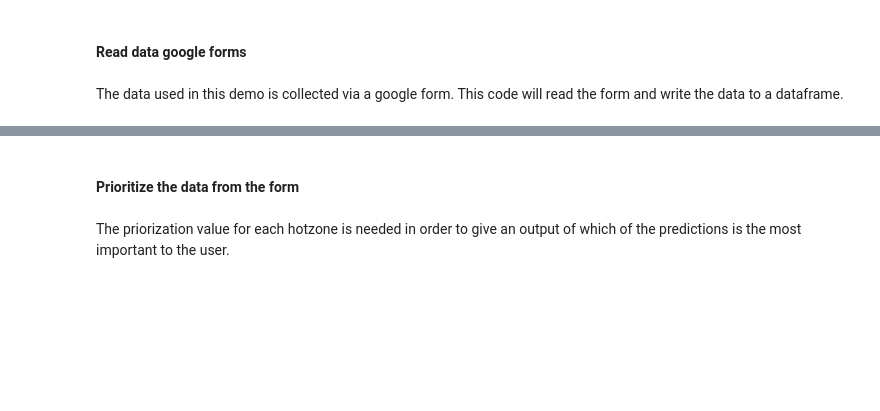
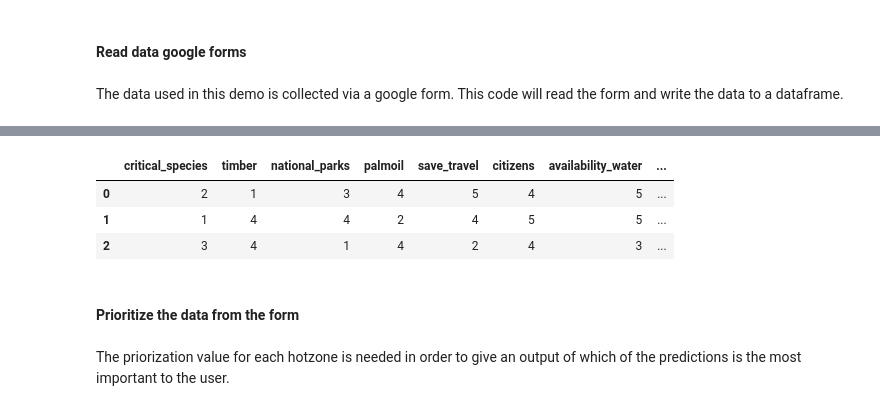
Before and after one commit to jasperarendsen/DEIA-I-JADS-Group-2, a Jupyter notebook: Deloitte DEIA case - Getting started.ipynb, the cells around one changed output, grey strips where cells are left out. Saved outputs shown, nothing was run; the diff lists cells and outputs as text; code cells hidden in the pictures; blank space fills up the shorter version.

```diff
--- a/Deloitte DEIA case - Getting started.ipynb
+++ b/Deloitte DEIA case - Getting started.ipynb
@@ -280,16 +280,3 @@ def get_feature_values_prediction(hotzone_nr):
 #### Read data google forms
 # %% [markdown]
 The data used in this demo is collected via a google form. This code will read the form and write the data to a dataframe.
-# %%
-def read_survey():
-    r = requests.get('https://docs.google.com/spreadsheet/ccc?key=1BJJ3YPbbMzmbtaBbtYoM0nhr1egHwrrhUvVzQYExyIY&output=csv')
-    data = r.content
-    df = pd.read_csv(BytesIO(data))
-    df.columns = ['timestamp', 'RoadsDistance', 'UrbanicityDistance', 'PalmOilConcession']
-    df = df[df.columns[1:]]
-    return df
-
-def last_answer():
-    df = read_survey()
-    df = df.iloc[-1:]
-    return df
@@ -296,3 +298,44 @@ def last_answer():
+# %%
+def read_survey():
+    r = requests.get('https://docs.google.com/spreadsheet/ccc?key=10jMcZFp8D58apJRkqt2sblmm64Vq7CF1_HNxzscQrl0&output=csv')
+    data = r.content
+    df = pd.read_csv(BytesIO(data))
+    df.columns = ['timestamp', 'critical_species', 'timber', 'national_parks', 'palmoil', 'save_travel', 'citizens', 'availability_water', 'availability_roads', 'natural_water', 'permit_areas', 'important', '2important', '3important', '4important']
+    df = df[df.columns[1:]]
+    return df
+
+def last_answer():
+    df = read_survey()
+    df = df.iloc[-1:]
+    return df
+
+
+importance_categories = {
+    'critical_species': ['critical_species'],
+    'area_demographics': ['national_parks', 'availability_water', 'availability_roads', 'natural_water'],
+    'availibility_resources': ['timber', 'palmoil'],
+    'urbanicity': ['save_travel', 'citizens']
+}
+
+features_links = {
+    'critical_species': [], #We currently do not have all data and so also not this column
+    'timber': [], #We currently do not have all data and so also not this column
+    'national_parks': [], #We currently do not have all data and so also not this column
+    'palmoil': ['PalmOilMillsDistance', 'PalmOilMillsDistance'],
+    'save_travel': ['UrbanicityDistance'],
+    'citizens': ['UrbanicityDistance'],
+    'availability_water': ['WaterwaysDistance'],
+    'availability_roads': ['LogRoadDistance'],
+    'natural_water': [], #We currently do not have all data and so also not this column
+    'permit_areas': [] #We currently do not have all data and so also not this column
+}
+
+read_survey()
+# %% [output]
+|  | critical_species | timber | national_parks | palmoil | save_travel | citizens | availability_water | ... |
+| 0 | 2 | 1 | 3 | 4 | 5 | 4 | 5 | ... |
+| 1 | 1 | 4 | 4 | 2 | 4 | 5 | 5 | ... |
+| 2 | 3 | 4 | 1 | 4 | 2 | 4 | 3 | ... |
 # %% [markdown]
 #### Prioritize the data from the form
 # %% [markdown]
```
Also changed, not shown: parts of 9 cells of this notebook.
